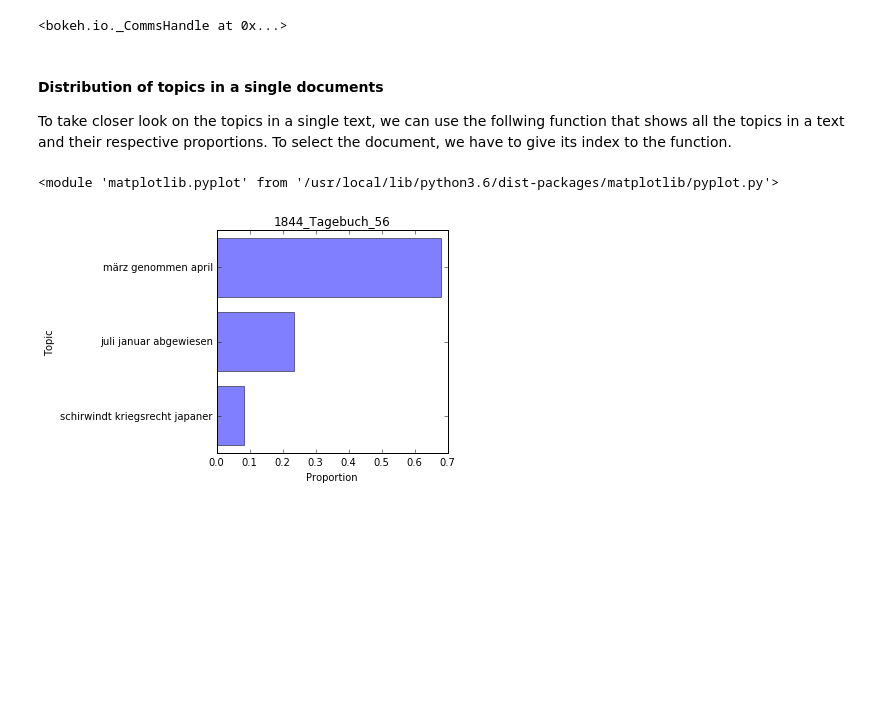
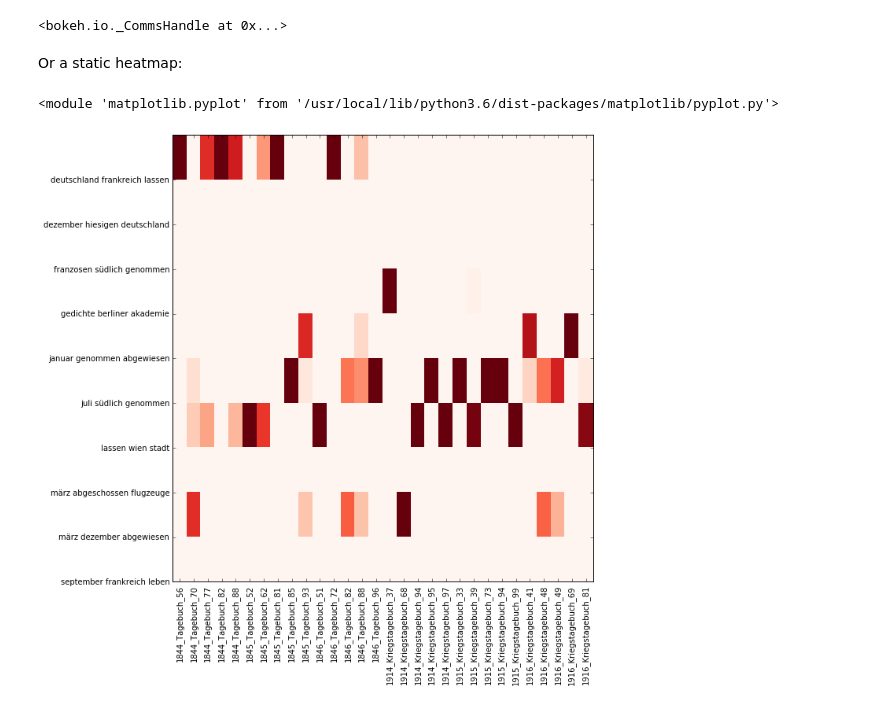
Before and after one commit to pielstroem/Topics, a Jupyter notebook: IntroducingGensim.ipynb, the cells around one changed output. Drawn from its saved outputs; the diff is of its cells as text; code cells hidden in the pictures; blank space fills up the shorter version.

Commit message:
Add static heatmap

```diff
--- a/IntroducingGensim.ipynb
+++ b/IntroducingGensim.ipynb
@@ -318,12 +322,10 @@ Loading BokehJS ...
 [interactive output not drawn]
 [interactive output not drawn]
 <bokeh.io._CommsHandle at 0x...>
-# %% [markdown]
-#### Distribution of topics in a single documents
-
-To take closer look on the topics in a single text, we can use the follwing function that shows all the topics in a text and their respective proportions. To select the document, we have to give its index to the function.
+# %% [markdown]
+Or a static heatmap:
 # %%
-visualization.plot_doc_topics(document_topics, 0)
+visualization.doc_topic_heatmap(document_topics)
 # %% [output]
 <module 'matplotlib.pyplot' from '/usr/local/lib/python3.6/dist-packages/matplotlib/pyplot.py'>
-[figure, old version]
+[figure, new version]
```
Also changed, not shown: parts of 8 cells of this notebook.
